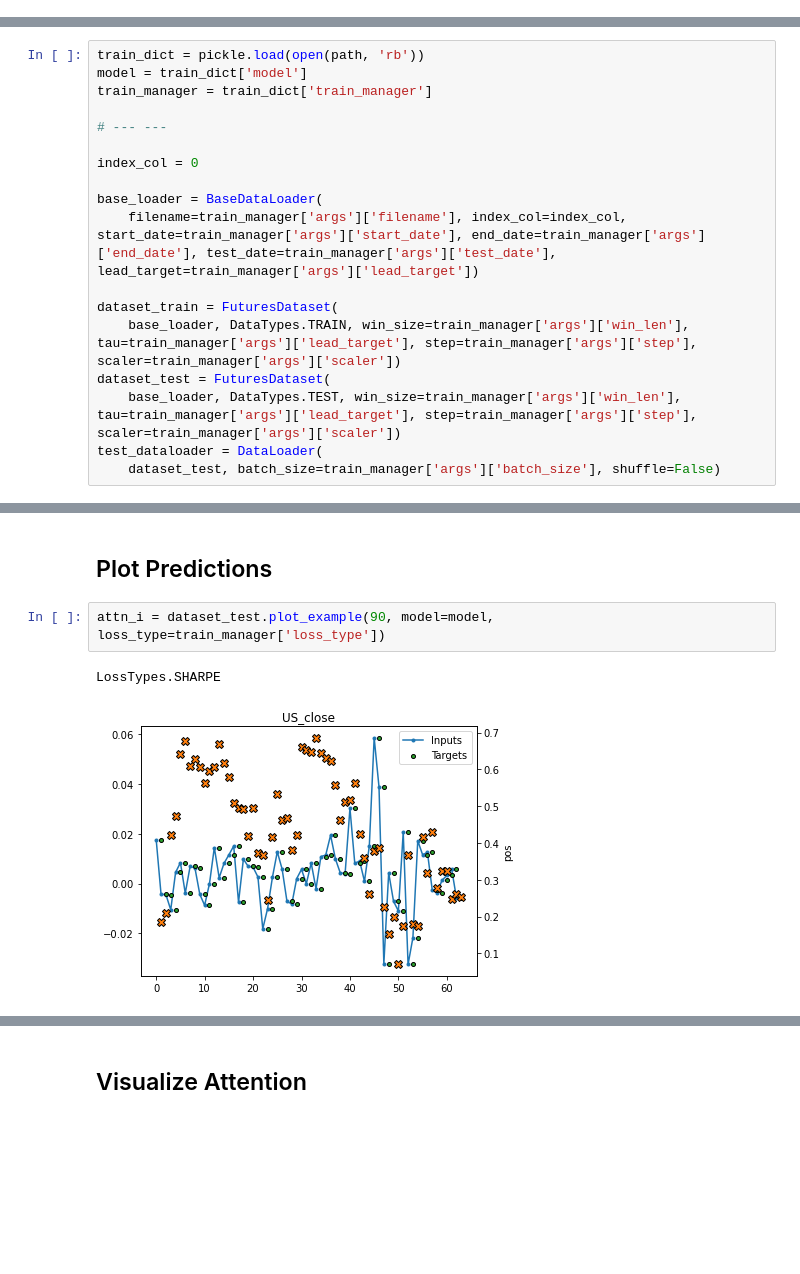
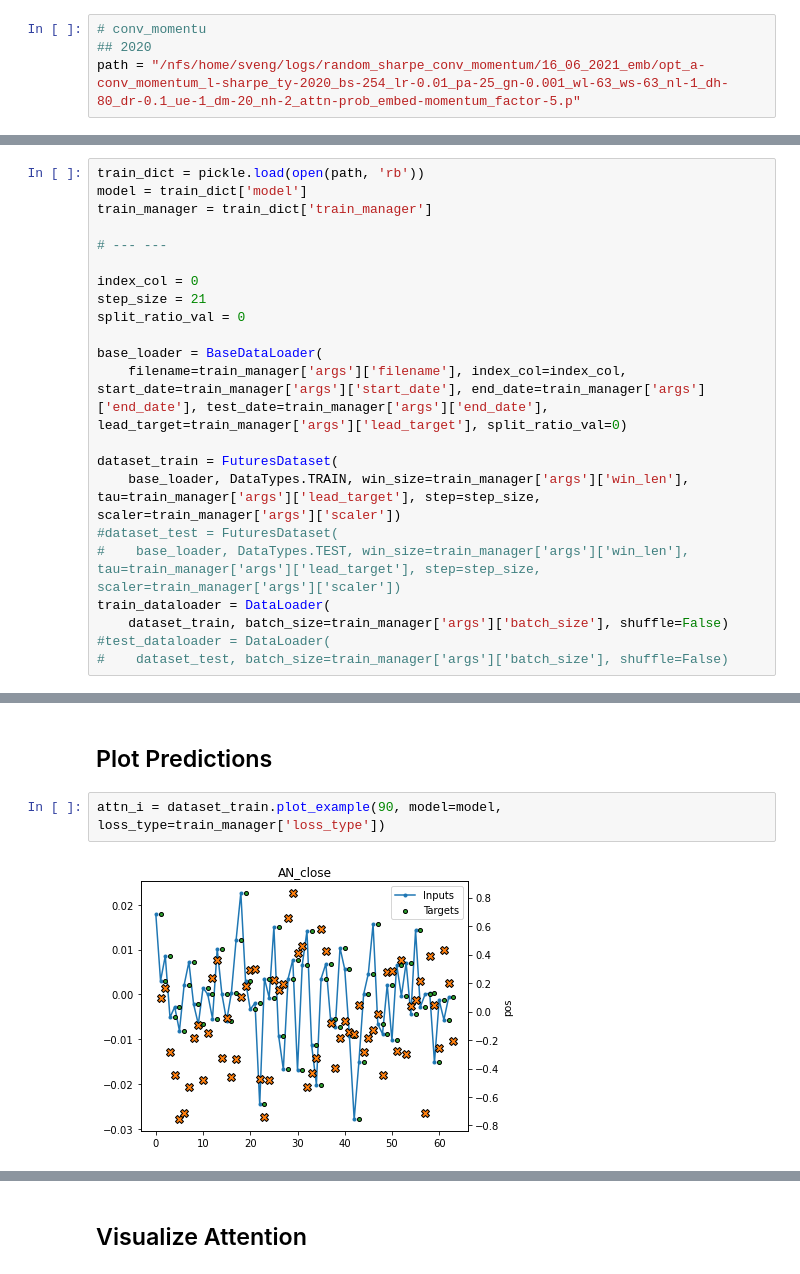
Before and after one commit to YanWanquan/oxthesis, a Jupyter notebook: visualize_attn.ipynb, the cells around one changed output, grey strips where cells are left out. Cells and saved outputs as stored; diff of their text form; blank space fills up the shorter version.

```diff
--- a/visualize_attn.ipynb
+++ b/visualize_attn.ipynb
@@ -30,3 +7,7 @@ path = "/nfs/home/sveng/logs/random_sharpe_informer/08_06_2021_normal_emb/opt_a-
+# %%
+# conv_momentu
+## 2020
+path = "/nfs/home/sveng/logs/random_sharpe_conv_momentum/16_06_2021_emb/opt_a-conv_momentum_l-sharpe_ty-2020_bs-254_lr-0.01_pa-25_gn-0.001_wl-63_ws-63_nl-1_dh-80_dr-0.1_ue-1_dm-20_nh-2_attn-prob_embed-momentum_factor-5.p"
 # %%
 import numpy as np
 import pandas as pd
@@ -49,16 +30,20 @@ train_manager = train_dict['train_manager']
 # --- ---
 
 index_col = 0
+step_size = 21
+split_ratio_val = 0
 
 base_loader = BaseDataLoader(
-    filename=train_manager['args']['filename'], index_col=index_col, start_date=train_manager['args']['start_date'], end_date=train_manager['args']['end_date'], test_date=train_manager['args']['test_date'], lead_target=train_manager['args']['lead_target'])
+    filename=train_manager['args']['filename'], index_col=index_col, start_date=train_manager['args']['start_date'], end_date=train_manager['args']['end_date'], test_date=train_manager['args']['end_date'], lead_target=train_manager['args']['lead_target'], split_ratio_val=0)
 
 dataset_train = FuturesDataset(
-    base_loader, DataTypes.TRAIN, win_size=train_manager['args']['win_len'], tau=train_manager['args']['lead_target'], step=train_manager['args']['step'], scaler=train_manager['args']['scaler'])
-dataset_test = FuturesDataset(
-    base_loader, DataTypes.TEST, win_size=train_manager['args']['win_len'], tau=train_manager['args']['lead_target'], step=train_manager['args']['step'], scaler=train_manager['args']['scaler'])
-test_dataloader = DataLoader(
-    dataset_test, batch_size=train_manager['args']['batch_size'], shuffle=False)
+    base_loader, DataTypes.TRAIN, win_size=train_manager['args']['win_len'], tau=train_manager['args']['lead_target'], step=step_size, scaler=train_manager['args']['scaler'])
+#dataset_test = FuturesDataset(
+#    base_loader, DataTypes.TEST, win_size=train_manager['args']['win_len'], tau=train_manager['args']['lead_target'], step=step_size, scaler=train_manager['args']['scaler'])
+train_dataloader = DataLoader(
+    dataset_train, batch_size=train_manager['args']['batch_size'], shuffle=False)
+#test_dataloader = DataLoader(
+#    dataset_test, batch_size=train_manager['args']['batch_size'], shuffle=False)
 # %% [output]
 > Load raw datset (futures_prop.csv)
 > Filtered out series:
@@ -69,7 +53,6 @@ test_dataloader = DataLoader(
 # %% [markdown]
 ## Plot Predictions
 # %%
-attn_i = dataset_test.plot_example(90, model=model, loss_type=train_manager['loss_type'])
+attn_i = dataset_train.plot_example(90, model=model, loss_type=train_manager['loss_type'])
 # %% [output]
-LossTypes.SHARPE
-[figure, old version]
+[figure, new version]
```
Also changed, not shown: parts of 25 cells of this notebook, 6 other files.
